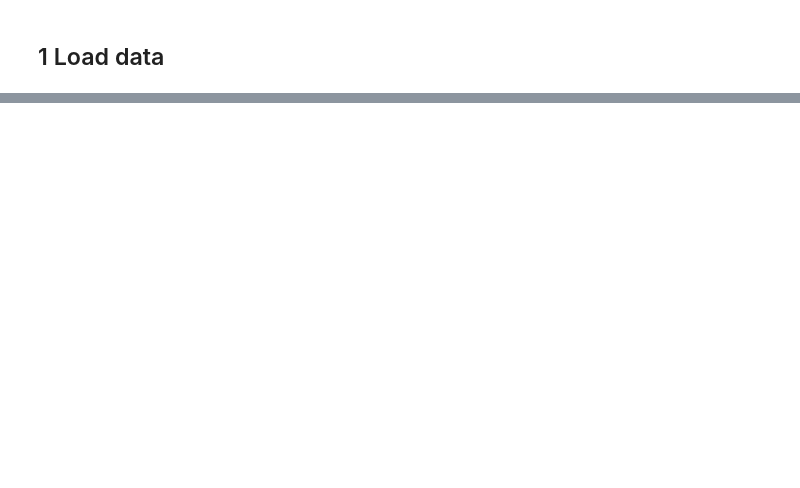
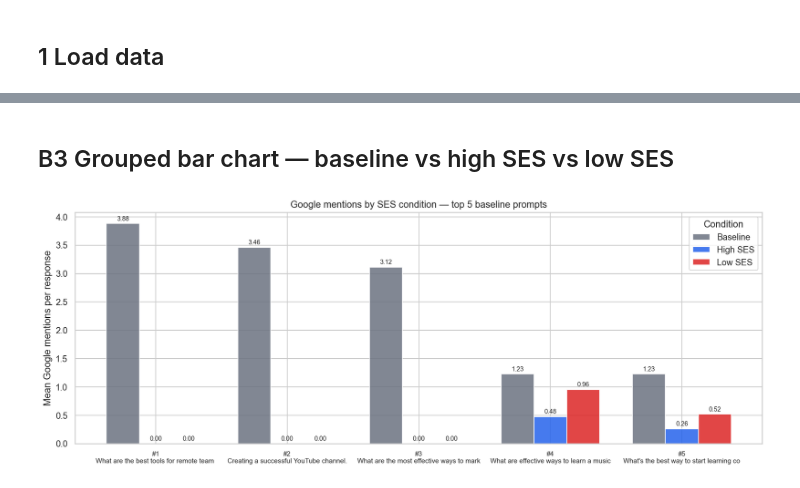
Before and after one commit to cococokoko/longitudinal-llm-study, a Jupyter notebook: google_mentions_analysis.ipynb, the cells around one changed output, grey strips where cells are left out. Cells and saved outputs as stored; diff of their text form; code cells hidden in the pictures; blank space fills up the shorter version.

```diff
--- a/google_mentions_analysis.ipynb
+++ b/google_mentions_analysis.ipynb
@@ -455,0 +336,13 @@ Topics in the **productivity, content creation, digital marketing, and learning*
+# %%
+# Show the actual system prompts used per condition for the first top prompt
+first_prompt = top5_texts[0]
+rows = (
+    df_all[df_all["prompt_text"] == first_prompt]
+    .drop_duplicates("condition")
+    [["condition", "system_text"]]
+    .set_index("condition")
+)
+print(f"Prompt: '{first_prompt}'\n")
+for cond, row in rows.iterrows():
+    st = row["system_text"] or "(no system prompt)"
+    print(f"[{cond}] {st}")
@@ -455,0 +392,32 @@ Topics in the **productivity, content creation, digital marketing, and learning*
+# %% [markdown]
+## B3  Grouped bar chart — baseline vs high SES vs low SES
+# %%
+conditions = [c for c in ["baseline", "high_ses", "low_ses"] if c in ses_agg["condition"].unique()]
+n_prompts  = len(top5_texts)
+n_cond     = len(conditions)
+x          = range(n_prompts)
+width      = 0.25
+
+fig, ax = plt.subplots(figsize=(13, 5))
+for i, cond in enumerate(conditions):
+    sub = ses_agg[ses_agg["condition"] == cond].set_index("prompt_label")
+    vals = [sub.loc[label, "mean_mentions"] if label in sub.index else 0
+            for label in top5_labels]
+    offset = (i - n_cond / 2 + 0.5) * width
+    bars = ax.bar([xi + offset for xi in x], vals, width,
+                  label=SES_LABELS[cond], color=SES_PALETTE[cond], alpha=0.85)
+    ax.bar_label(bars, fmt="%.2f", fontsize=8, padding=2)
+
+ax.set_xticks(list(x))
+ax.set_xticklabels(
+    [f"#{i+1}\n{lbl[:40]}" for i, lbl in enumerate(top5_labels)],
+    fontsize=8.5, ha="center",
+)
+ax.set_ylabel("Mean Google mentions per response")
+ax.set_title("Google mentions by SES condition — top 5 baseline prompts", fontsize=12)
+ax.legend(title="Condition")
+plt.tight_layout()
+plt.savefig("results/google_ses_comparison_bar.png", bbox_inches="tight")
+plt.show()
+# %% [output]
+[figure, added]
```
Also changed, not shown: parts of 54 cells of this notebook, 9 other files.
